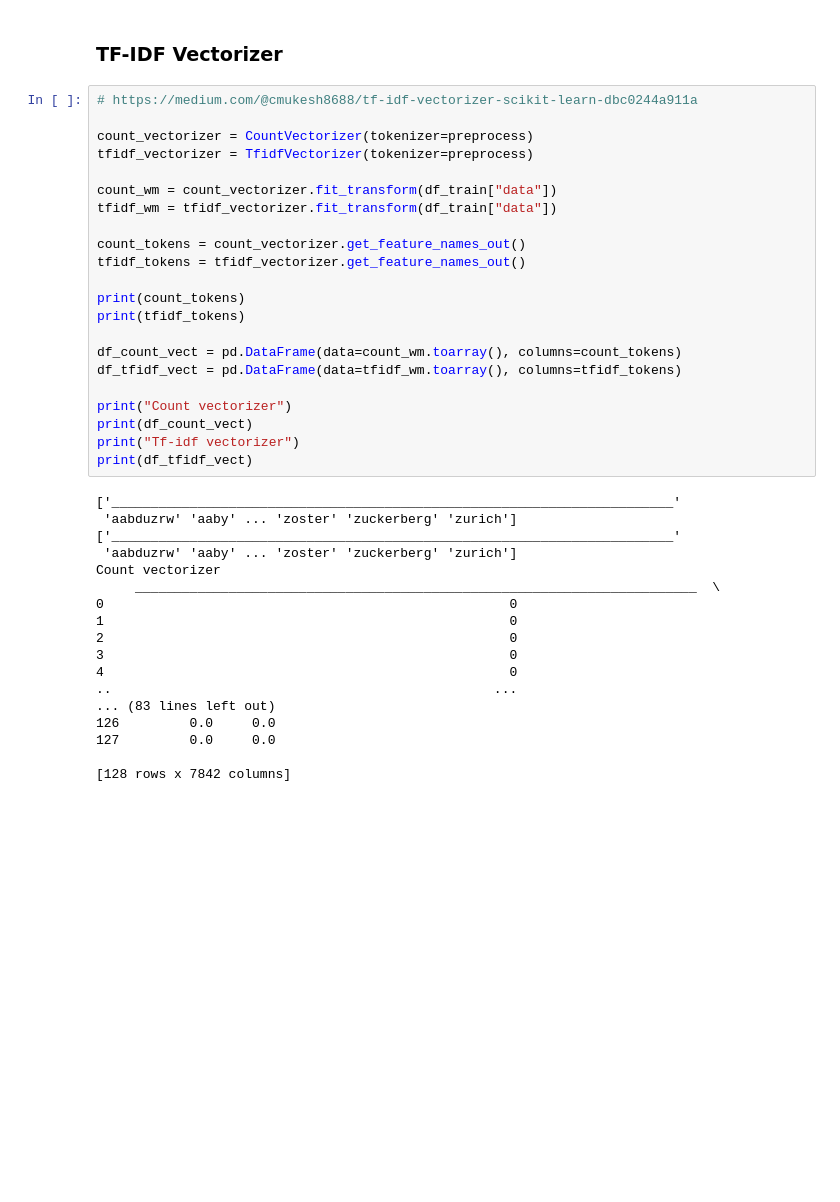
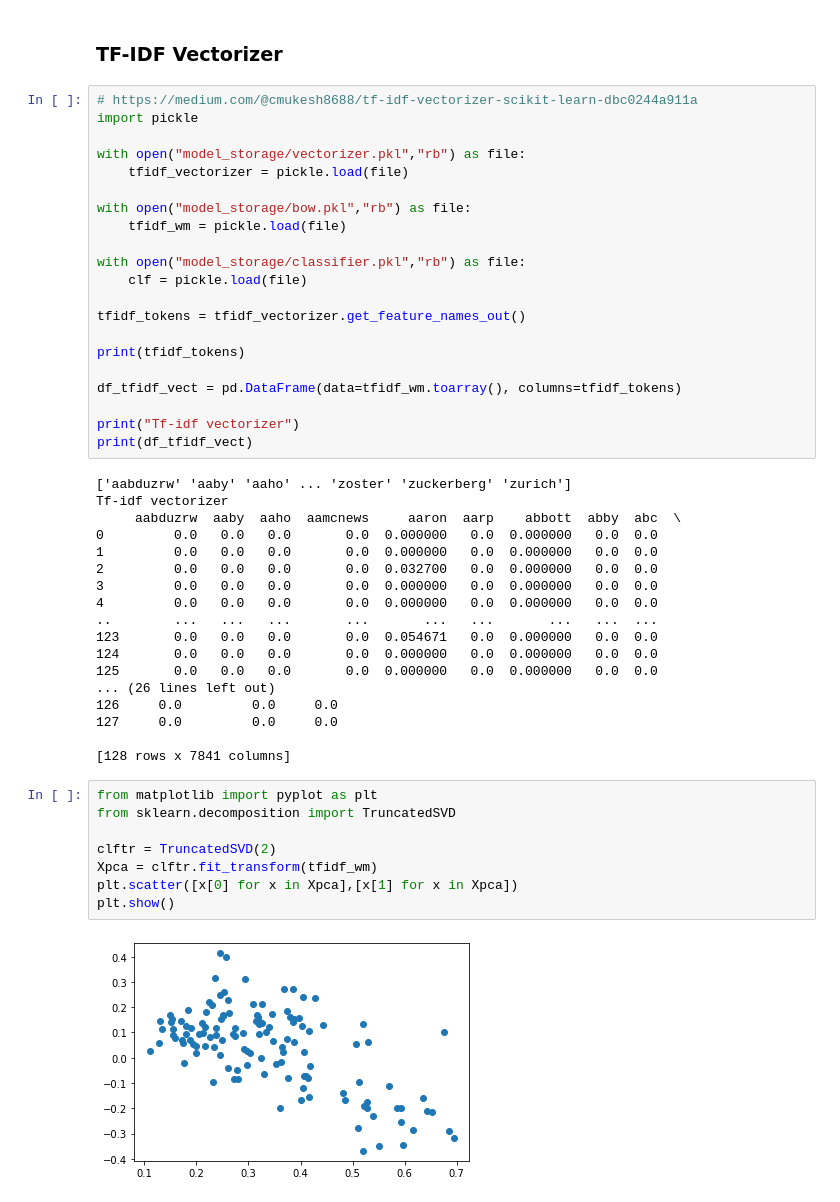
Before and after one commit to qaziok/ModelowanieGlebokichPrzekonan, a Jupyter notebook: DeepBeliefModeling.ipynb, the cells around one changed output. Cells and saved outputs as stored; diff of their text form; blank space fills up the shorter version.

Commit message:
ogarnianie bajzlu + zapis modelu

```diff
--- a/DeepBeliefModeling.ipynb
+++ b/DeepBeliefModeling.ipynb
@@ -109,41 +49,50 @@ Name: data, dtype: object
 ### TF-IDF Vectorizer
 # %%
 # https://medium.com/@cmukesh8688/tf-idf-vectorizer-scikit-learn-dbc0244a911a
+import pickle
 
-count_vectorizer = CountVectorizer(tokenizer=preprocess)
-tfidf_vectorizer = TfidfVectorizer(tokenizer=preprocess)
+with open("model_storage/vectorizer.pkl","rb") as file:
+    tfidf_vectorizer = pickle.load(file)
 
-count_wm = count_vectorizer.fit_transform(df_train["data"])
-tfidf_wm = tfidf_vectorizer.fit_transform(df_train["data"])
+with open("model_storage/bow.pkl","rb") as file:
+    tfidf_wm = pickle.load(file)
 
-count_tokens = count_vectorizer.get_feature_names_out()
+with open("model_storage/classifier.pkl","rb") as file:
+    clf = pickle.load(file)
+
 tfidf_tokens = tfidf_vectorizer.get_feature_names_out()
 
-print(count_tokens)
 print(tfidf_tokens)
 
-df_count_vect = pd.DataFrame(data=count_wm.toarray(), columns=count_tokens)
 df_tfidf_vect = pd.DataFrame(data=tfidf_wm.toarray(), columns=tfidf_tokens)
 
-print("Count vectorizer")
-print(df_count_vect)
 print("Tf-idf vectorizer")
 print(df_tfidf_vect)
 # %% [output]
-['________________________________________________________________________'
- 'aabduzrw' 'aaby' ... 'zoster' 'zuckerberg' 'zurich']
-['________________________________________________________________________'
- 'aabduzrw' 'aaby' ... 'zoster' 'zuckerberg' 'zurich']
-Count vectorizer
-     ________________________________________________________________________  \
-0                                                    0
-1                                                    0
-2                                                    0
-3                                                    0
-4                                                    0
-..                                                 ...
-... (83 lines left out)
-126         0.0     0.0
-127         0.0     0.0
+['aabduzrw' 'aaby' 'aaho' ... 'zoster' 'zuckerberg' 'zurich']
+Tf-idf vectorizer
+     aabduzrw  aaby  aaho  aamcnews     aaron  aarp    abbott  abby  abc  \
+0         0.0   0.0   0.0       0.0  0.000000   0.0  0.000000   0.0  0.0
+1         0.0   0.0   0.0       0.0  0.000000   0.0  0.000000   0.0  0.0
+2         0.0   0.0   0.0       0.0  0.032700   0.0  0.000000   0.0  0.0
+3         0.0   0.0   0.0       0.0  0.000000   0.0  0.000000   0.0  0.0
+4         0.0   0.0   0.0       0.0  0.000000   0.0  0.000000   0.0  0.0
+..        ...   ...   ...       ...       ...   ...       ...   ...  ...
+123       0.0   0.0   0.0       0.0  0.054671   0.0  0.000000   0.0  0.0
+124       0.0   0.0   0.0       0.0  0.000000   0.0  0.000000   0.0  0.0
+125       0.0   0.0   0.0       0.0  0.000000   0.0  0.000000   0.0  0.0
+... (26 lines left out)
+126     0.0         0.0     0.0
+127     0.0         0.0     0.0
 
-[128 rows x 7842 columns]
+[128 rows x 7841 columns]
+# %%
+from matplotlib import pyplot as plt
+from sklearn.decomposition import TruncatedSVD
+
+clftr = TruncatedSVD(2)
+Xpca = clftr.fit_transform(tfidf_wm)
+plt.scatter([x[0] for x in Xpca],[x[1] for x in Xpca])
+plt.show()
+# %% [output]
+[figure, added]
```
Also changed, not shown: parts of 9 cells of this notebook, 13 other files.
